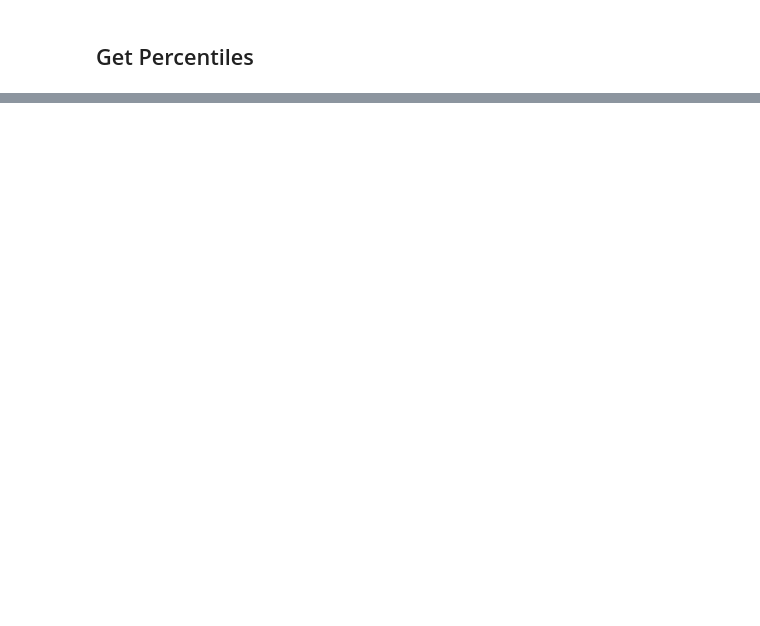
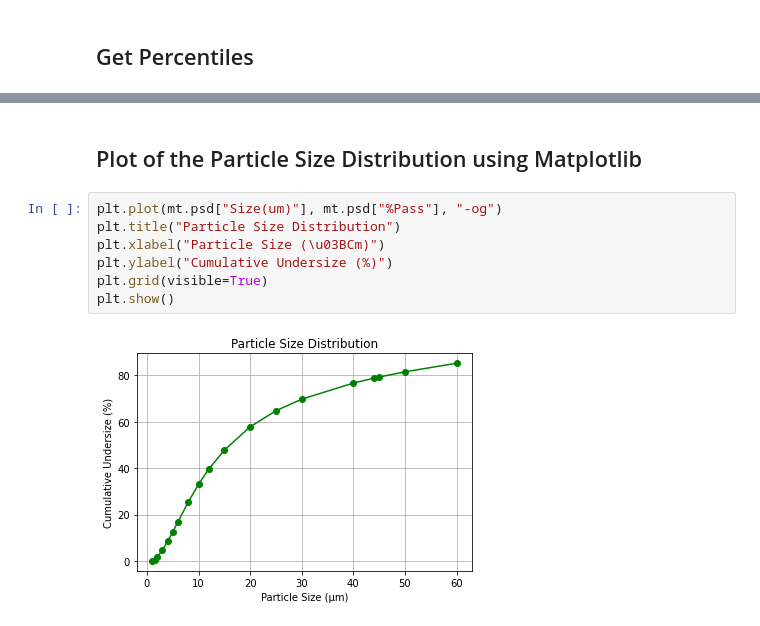
Before and after one commit to rpitchumani/s-3500, a Jupyter notebook: Microtrac S3500 PSA.ipynb, the cells around one changed output, grey strips where cells are left out. Drawn from its saved outputs; the diff is of its cells as text; blank space fills up the shorter version.

```diff
--- a/Microtrac S3500 PSA.ipynb
+++ b/Microtrac S3500 PSA.ipynb
@@ -112,0 +143,11 @@ mt.psd
+# %% [markdown]
+## Plot of the Particle Size Distribution using Matplotlib
+# %%
+plt.plot(mt.psd["Size(um)"], mt.psd["%Pass"], "-og")
+plt.title("Particle Size Distribution")
+plt.xlabel("Particle Size (\u03BCm)")
+plt.ylabel("Cumulative Undersize (%)")
+plt.grid(visible=True)
+plt.show()
+# %% [output]
+[figure, added]
```
Also changed, not shown: parts of 21 cells of this notebook, 1 other file.
